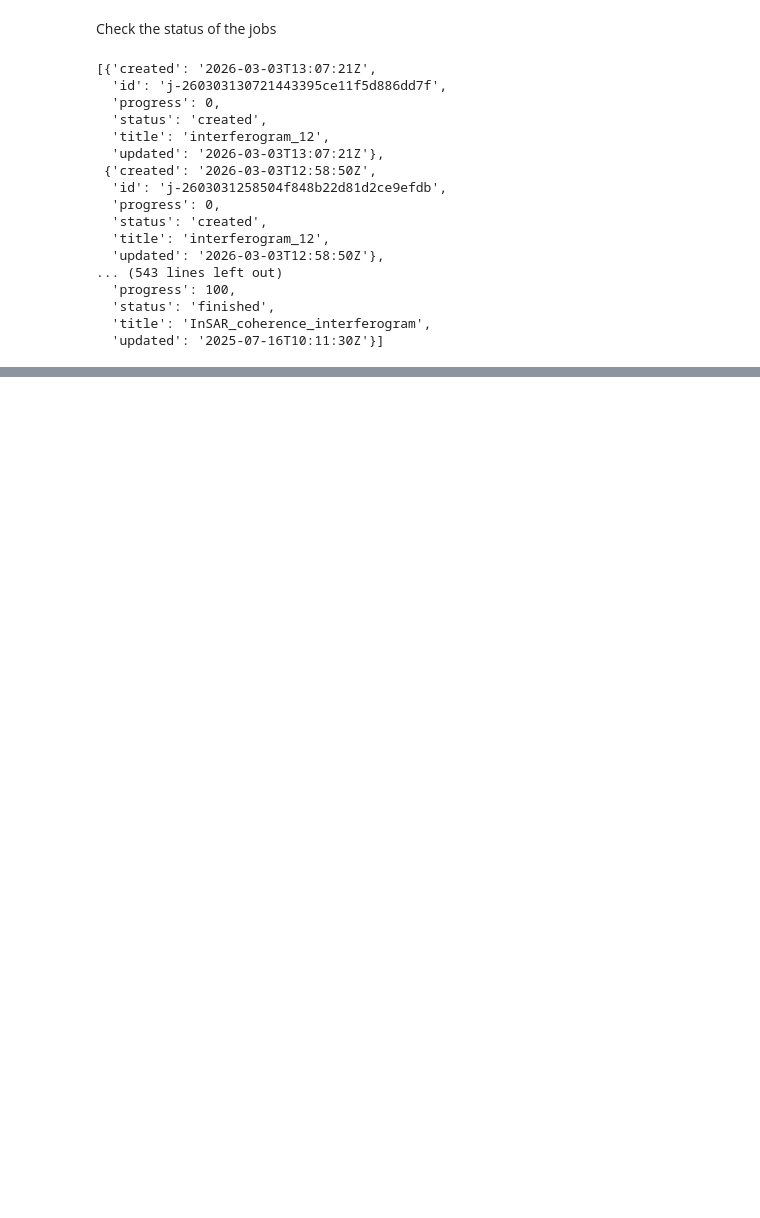
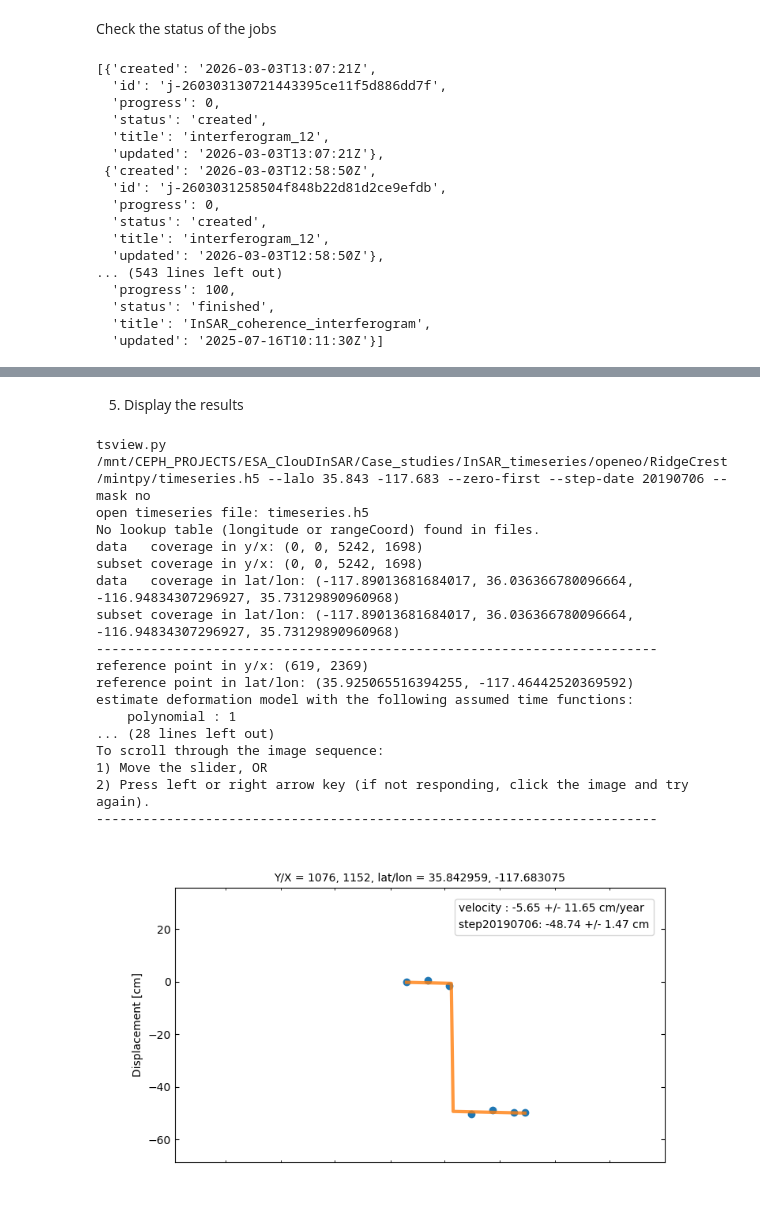
Before and after one commit to cloudinsar/s1-workflows, a Jupyter notebook: notebooks/case_study/insar_timeseries/insar_timeseries.ipynb, the cells around one changed output, grey strips where cells are left out. Cells and saved outputs as stored; diff of their text form; code cells hidden in the pictures; blank space fills up the shorter version.

Commit message:
case study interferogram time series completed

```diff
--- a/notebooks/case_study/insar_timeseries/insar_timeseries.ipynb
+++ b/notebooks/case_study/insar_timeseries/insar_timeseries.ipynb
@@ -104,3 +68,6 @@ connection.list_jobs()
   'status': 'finished',
   'title': 'InSAR_coherence_interferogram',
   'updated': '2025-07-16T10:11:30Z'}]
+# %%
+output_folder = '/home/mcallegari/PROJECT_DATA/ESA_ClouDInSAR/Case_studies/InSAR_timeseries/openeo/RidgeCrest/'
+job.get_results().download_files(output_folder)
@@ -106,0 +156,25 @@ connection.list_jobs()
+# %%
+config_filename = os.path.join(mintpy_folder, 'mintpy_config.txt')
+
+unw_files = os.path.join(mintpy_folder, 'interferograms', '*', '*', 'Unw_*.img')
+coh_files = os.path.join(mintpy_folder, 'interferograms', '*', '*', 'coh_*.img')
+dem_file  = os.path.join(mintpy_folder, 'dem_tc.data', 'elevation.img')
+
+config_txt = f"""
+mintpy.load.processor   = snap
+mintpy.load.unwFile     = {unw_files}
+mintpy.load.corFile     = {coh_files}
+mintpy.load.demFile     = {dem_file}
+
+mintpy.subset.yx            = auto
+mintpy.networkInversion.weightFunc  = no
+mintpy.troposphericDelay.method     = pyaps
+mintpy.topographicResidual          = yes
+mintpy.topographicResidual.stepFuncDate         = 20190706T0320
+mintpy.topographicResidual.pixelwiseGeometry    = no
+
+mintpy.plot = no
+"""
+
+with open(config_filename, "w") as file:
+    file.write(config_txt)
@@ -106,0 +269,28 @@ connection.list_jobs()
+# %% [markdown]
+5) Display the results
+# %%
+%matplotlib widget
+from mintpy.cli import tsview
+
+ts_file = os.path.expanduser('/mnt/CEPH_PROJECTS/ESA_ClouDInSAR/Case_studies/InSAR_timeseries/openeo/RidgeCrest/mintpy/timeseries.h5')
+cmd = f'{ts_file} --lalo 35.843 -117.683 --zero-first --step-date 20190706 --mask no'
+tsview.main(cmd.split())
+# %% [output]
+tsview.py /mnt/CEPH_PROJECTS/ESA_ClouDInSAR/Case_studies/InSAR_timeseries/openeo/RidgeCrest/mintpy/timeseries.h5 --lalo 35.843 -117.683 --zero-first --step-date 20190706 --mask no
+open timeseries file: timeseries.h5
+No lookup table (longitude or rangeCoord) found in files.
+data   coverage in y/x: (0, 0, 5242, 1698)
+subset coverage in y/x: (0, 0, 5242, 1698)
+data   coverage in lat/lon: (-117.89013681684017, 36.036366780096664, -116.94834307296927, 35.73129890960968)
+subset coverage in lat/lon: (-117.89013681684017, 36.036366780096664, -116.94834307296927, 35.73129890960968)
+------------------------------------------------------------------------
+reference point in y/x: (619, 2369)
+reference point in lat/lon: (35.925065516394255, -117.46442520369592)
+estimate deformation model with the following assumed time functions:
+    polynomial : 1
+... (28 lines left out)
+To scroll through the image sequence:
+1) Move the slider, OR
+2) Press left or right arrow key (if not responding, click the image and try again).
+------------------------------------------------------------------------
+[figure, added]
```
Also changed, not shown: parts of 18 cells of this notebook, 2 other files.
